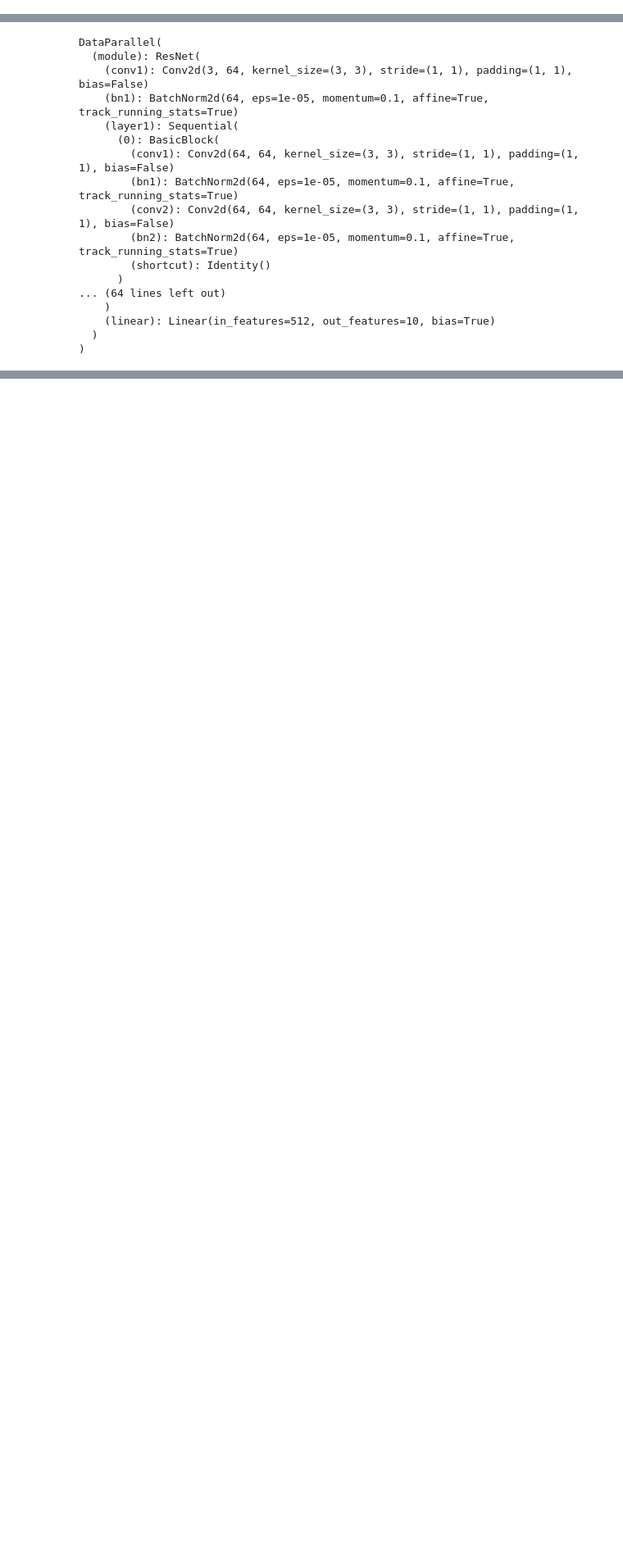
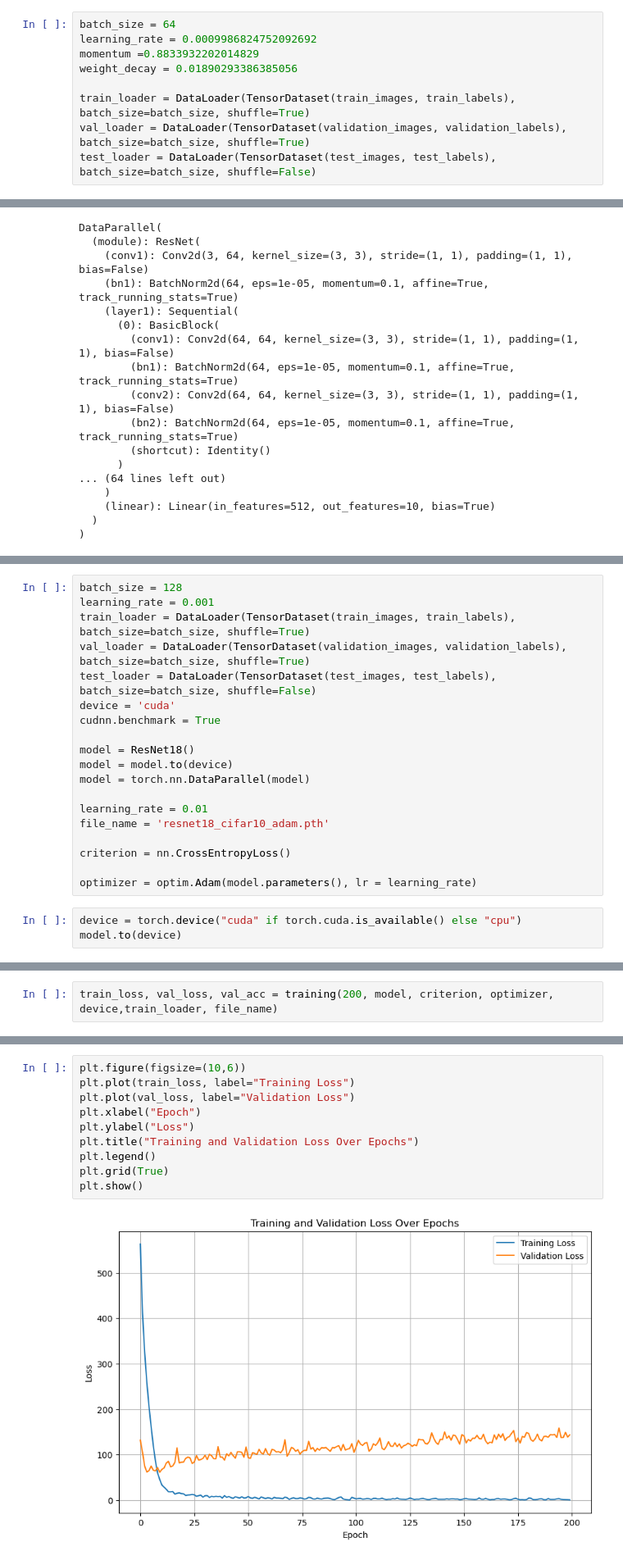
Before and after one commit to NhiNhiNhiNhiNhi/DeepLearning_Assignment2, a Jupyter notebook: Assignment_2.ipynb, the cells around one changed output, grey strips where cells are left out. Shown at 82% size. Drawn from its saved outputs; the diff is of its cells as text; blank space fills up the shorter version.

```diff
--- a/Assignment_2.ipynb
+++ b/Assignment_2.ipynb
@@ -189,0 +308,9 @@ def ResNet18():
+# %%
+batch_size = 64
+learning_rate = 0.0009986824752092692
+momentum =0.8833932202014829
+weight_decay = 0.01890293386385056
+
+train_loader = DataLoader(TensorDataset(train_images, train_labels), batch_size=batch_size, shuffle=True)
+val_loader = DataLoader(TensorDataset(validation_images, validation_labels), batch_size=batch_size, shuffle=True)
+test_loader = DataLoader(TensorDataset(test_images, test_labels), batch_size=batch_size, shuffle=False)
@@ -419,0 +743,22 @@ train_loss, val_loss, val_acc = training(200, model, criterion, optimizer, devic
+# %%
+batch_size = 128
+learning_rate = 0.001
+train_loader = DataLoader(TensorDataset(train_images, train_labels), batch_size=batch_size, shuffle=True)
+val_loader = DataLoader(TensorDataset(validation_images, validation_labels), batch_size=batch_size, shuffle=True)
+test_loader = DataLoader(TensorDataset(test_images, test_labels), batch_size=batch_size, shuffle=False)
+device = 'cuda'
+cudnn.benchmark = True
+
+model = ResNet18()
+model = model.to(device)
+model = torch.nn.DataParallel(model)
+
+learning_rate = 0.01
+file_name = 'resnet18_cifar10_adam.pth'
+
+criterion = nn.CrossEntropyLoss()
+
+optimizer = optim.Adam(model.parameters(), lr = learning_rate)
+# %%
+device = torch.device("cuda" if torch.cuda.is_available() else "cpu")
+model.to(device)
@@ -419,0 +783,2 @@ train_loss, val_loss, val_acc = training(200, model, criterion, optimizer, devic
+# %%
+train_loss, val_loss, val_acc = training(200, model, criterion, optimizer, device,train_loader, file_name)
@@ -419,0 +803,12 @@ train_loss, val_loss, val_acc = training(200, model, criterion, optimizer, devic
+# %%
+plt.figure(figsize=(10,6))
+plt.plot(train_loss, label="Training Loss")
+plt.plot(val_loss, label="Validation Loss")
+plt.xlabel("Epoch")
+plt.ylabel("Loss")
+plt.title("Training and Validation Loss Over Epochs")
+plt.legend()
+plt.grid(True)
+plt.show()
+# %% [output]
+[figure, added]
```
Also changed, not shown: parts of 44 cells of this notebook.
